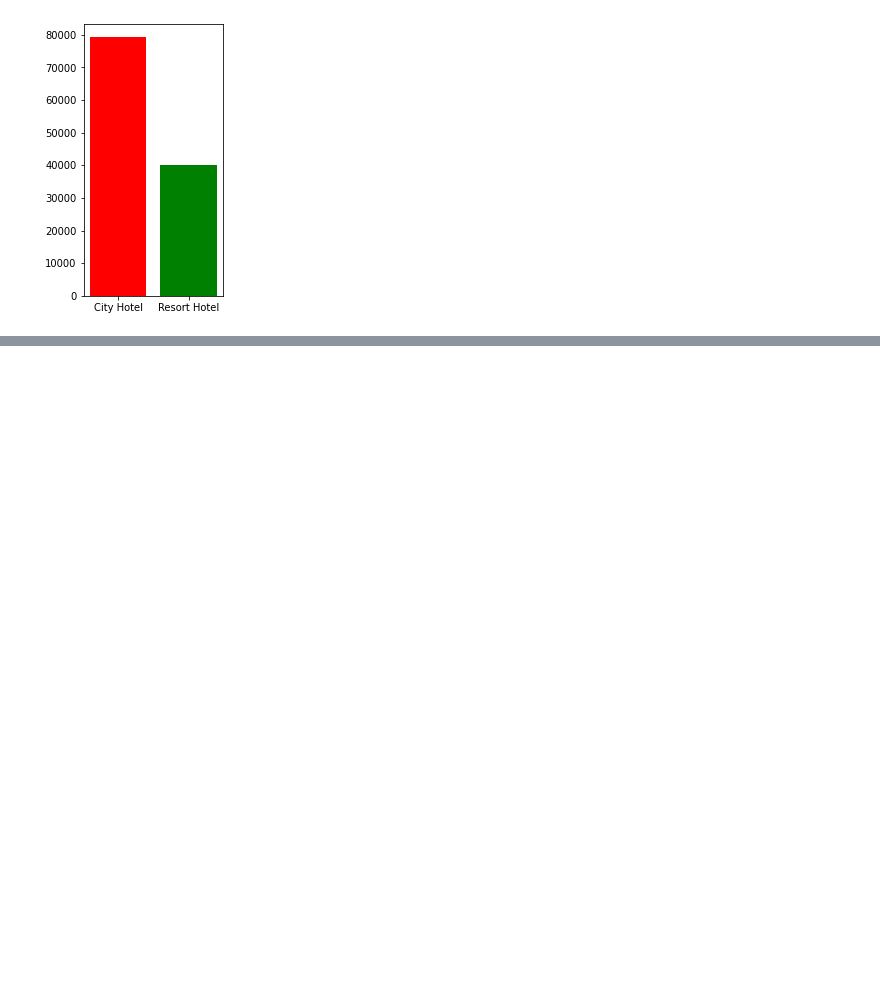
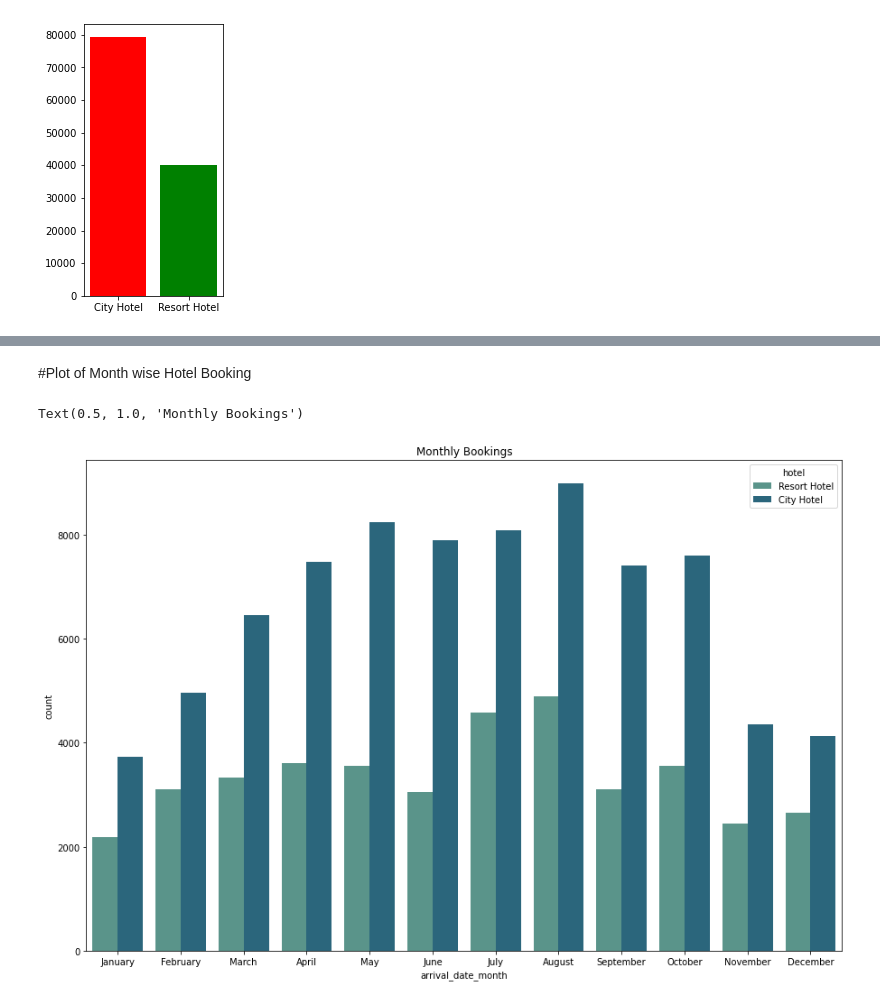
Before and after one commit to Sameervasudev/Hotel-Booking-Analysis---Capstone-Project, a Jupyter notebook: Sameer_Talashilkar_|_Hotel_Booking_Analysis_Capstone_Project.ipynb, the cells around one changed output, grey strips where cells are left out. Cells and saved outputs as stored; diff of their text form; code cells hidden in the pictures; blank space fills up the shorter version.

```diff
--- a/Sameer_Talashilkar_|_Hotel_Booking_Analysis_Capstone_Project.ipynb
+++ b/Sameer_Talashilkar_|_Hotel_Booking_Analysis_Capstone_Project.ipynb
@@ -122,0 +130,9 @@ plt.show()
+# %% [markdown]
+#Plot of Month wise Hotel Booking
+# %%
+plt.figure(figsize = (15, 10))
+sns.countplot(x=df['arrival_date_month'], hue=df['hotel'], order=['January', 'February', 'March', 'April', 'May', 'June', 'July',
+          'August', 'September', 'October', 'November', 'December'],palette='crest').set_title ('Monthly Bookings')
+# %% [output]
+Text(0.5, 1.0, 'Monthly Bookings')
+[figure, added]
```
Also changed, not shown: parts of 2 cells of this notebook.
